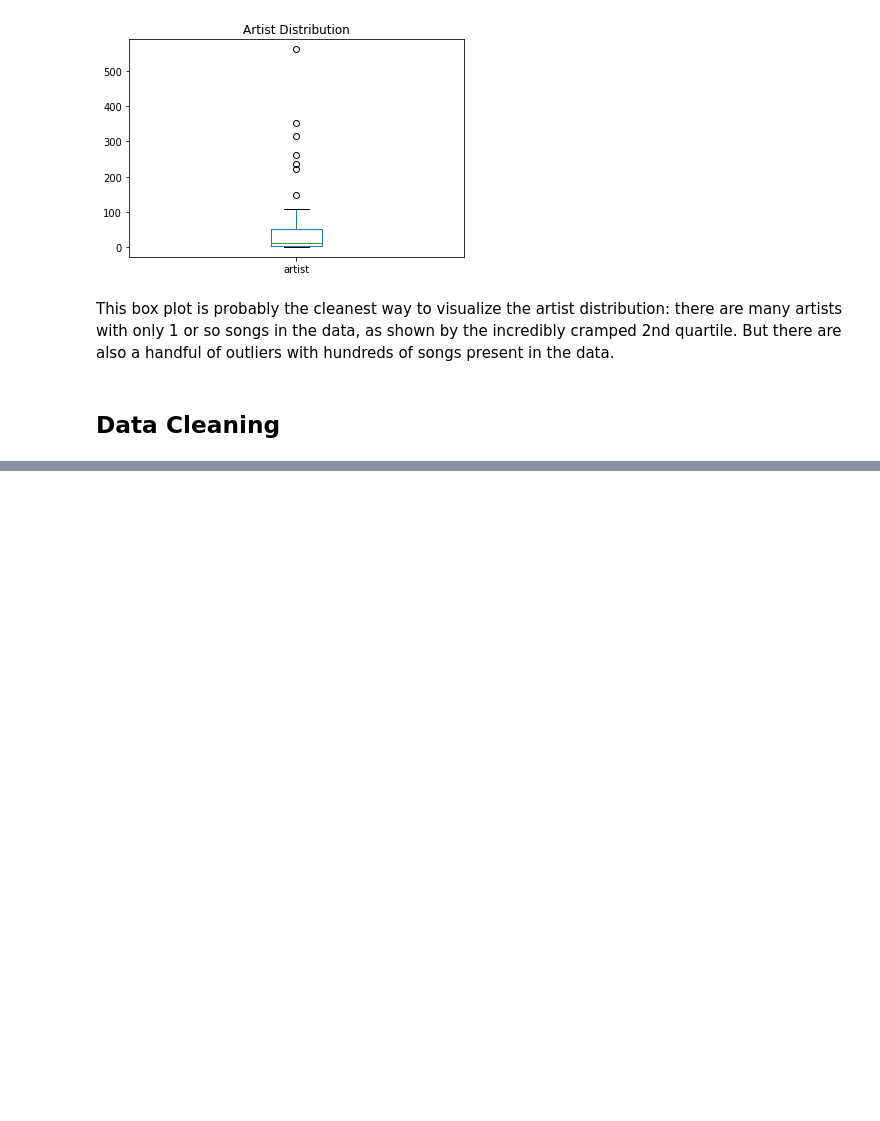
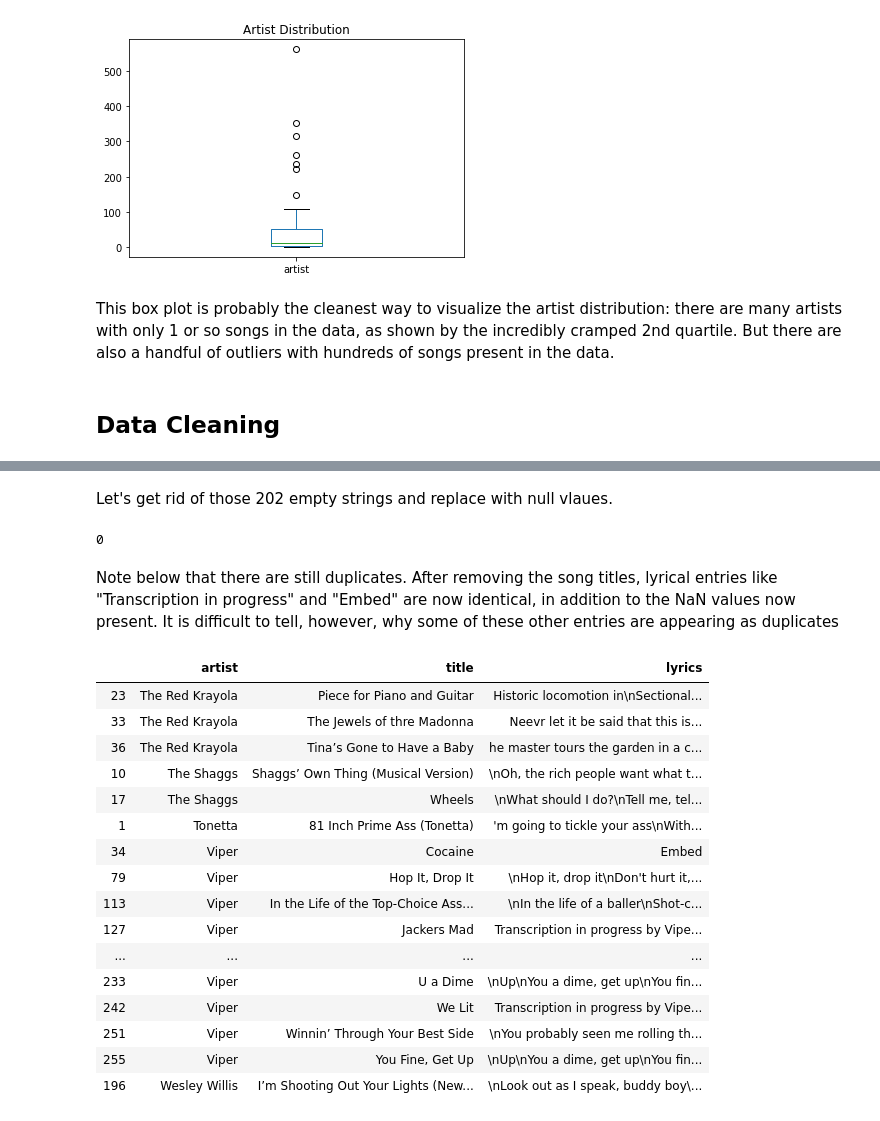
Before and after one commit to Data-Science-for-Linguists-2022/Outsider-Music-Linguistic-Analysis, a Jupyter notebook: scripts_&_analysis/3_data_cleaning_and_exploration.ipynb, the cells around one changed output, grey strips where cells are left out. Saved outputs shown, nothing was run; the diff lists cells and outputs as text; code cells hidden in the pictures; blank space fills up the shorter version.

```diff
--- a/scripts_&_analysis/3_data_cleaning_and_exploration.ipynb
+++ b/scripts_&_analysis/3_data_cleaning_and_exploration.ipynb
@@ -71,2 +70,0 @@ Name: lyrics, dtype: int64
-# %%
-lyricsdf = lyricsdf.replace("", np.nan)
@@ -112,0 +127,30 @@ As I move forward with data cleaning, I will need to first take care of the "*So
+# %% [markdown]
+Let's get rid of those 202 empty strings and replace with null vlaues.
+# %%
+lyricsdf = lyricsdf.replace("", None)
+# %%
+len(lyricsdf[lyricsdf.lyrics == ""])
+# %% [output]
+0
+# %% [markdown]
+Note below that there are still duplicates.  After removing the song titles, lyrical entries like "Transcription in progress" and "Embed" are now identical, in addition to the NaN values now present.  It is difficult to tell, however, why some of these other entries are appearing as duplicates
+# %%
+lyricsdf[lyricsdf.lyrics.duplicated()].tail(20)
+# %% [output]
+|  | artist | title | lyrics |
+| 23 | The Red Krayola | Piece for Piano and Guitar | Historic locomotion in\nSectional... |
+| 33 | The Red Krayola | The Jewels of thre Madonna | Neevr let it be said that this is... |
+| 36 | The Red Krayola | Tina’s Gone to Have a Baby | he master tours the garden in a c... |
+| 10 | The Shaggs | Shaggs’ Own Thing (Musical Version) | \nOh, the rich people want what t... |
+| 17 | The Shaggs | Wheels | \nWhat should I do?\nTell me, tel... |
+| 1 | Tonetta | 81 Inch Prime Ass (Tonetta) | 'm going to tickle your ass\nWith... |
+| 34 | Viper | Cocaine | Embed |
+| 79 | Viper | Hop It, Drop It | \nHop it, drop it\nDon't hurt it,... |
+| 113 | Viper | In the Life of the Top-Choice Ass... | \nIn the life of a baller\nShot-c... |
+| 127 | Viper | Jackers Mad | Transcription in progress by Vipe... |
+| ... | ... | ... | ... |
+| 233 | Viper | U a Dime | \nUp\nYou a dime, get up\nYou fin... |
+| 242 | Viper | We Lit | Transcription in progress by Vipe... |
+| 251 | Viper | Winnin’ Through Your Best Side | \nYou probably seen me rolling th... |
+| 255 | Viper | You Fine, Get Up | \nUp\nYou a dime, get up\nYou fin... |
+| 196 | Wesley Willis | I’m Shooting Out Your Lights (New... | \nLook out as I speak, buddy boy\... |
```
Also changed, not shown: parts of 15 cells of this notebook.
